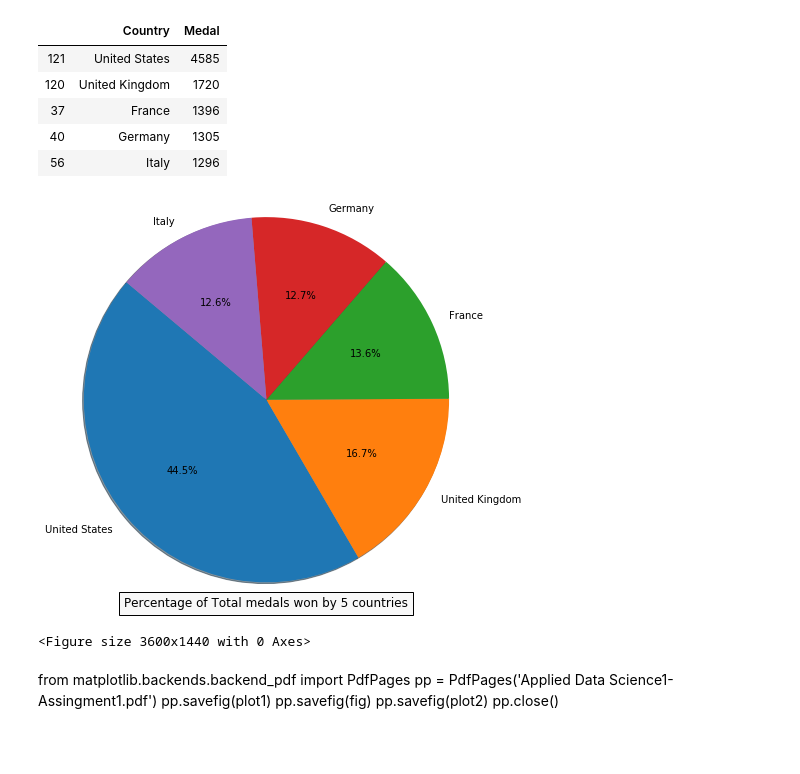
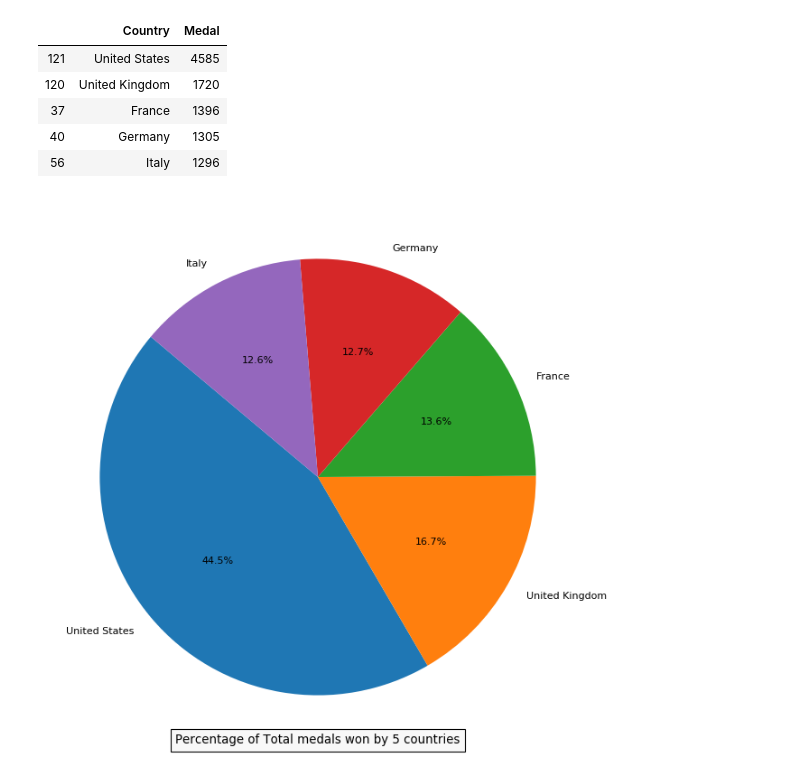
Before and after one commit to gk22aan/Applied-Data-Science-1--Assingment-1, a Jupyter notebook: Assingment_ADS_1.ipynb, the cells around one changed output. Cells and saved outputs as stored; diff of their text form; code cells hidden in the pictures; blank space fills up the shorter version.

```diff
--- a/Assingment_ADS_1.ipynb
+++ b/Assingment_ADS_1.ipynb
@@ -271,22 +272,14 @@ Total_Olympics_Medals
 # %%
 #fig3 = plt.figure(figsize=(50,20))
 # %%
-ax1 = plt.subplot(121, aspect='equal')
-plot2 = plt.pie(Total_Olympics_Medals['Medal'], autopct='%1.1f%%', radius = 3,
- startangle=140, shadow=True, labels=Total_Olympics_Medals['Country'])
-plt.title("Percentage of Total medals won by 5 countries",bbox={'facecolor':'8', 'pad':5}, y=-0.9)
-fig3 = plt.figure(figsize=(50,20))
+#ax1 = plt.subplot(121, aspect='equal')
+fig3=plt.figure(figsize=(10, 10), dpi= 80, facecolor='w', edgecolor='blue')
+plt.pie(Total_Olympics_Medals['Medal'], autopct='%1.1f%%', radius = 1,startangle=140, shadow=False, labels=Total_Olympics_Medals['Country'])
+plt.title("Percentage of Total medals won by 5 countries",bbox={'facecolor':'8', 'pad':5}, y = -0.0001)
+#fig3 = plt.figure(figsize=(50,20))
 plt.show()
 # %% [output]
-[figure, old version]
+[figure, new version]
-<Figure size 3600x1440 with 0 Axes>
-# %% [markdown]
-from matplotlib.backends.backend_pdf import PdfPages
-pp = PdfPages('Applied Data Science1- Assingment1.pdf')
-pp.savefig(plot1)
-pp.savefig(fig)
-pp.savefig(plot2)
-pp.close()
 # %%
 from matplotlib.backends.backend_pdf import PdfPages
 pp = PdfPages('Applied Data Science1- Assingment1.pdf')
```
Also changed, not shown: parts of 2 cells of this notebook.
